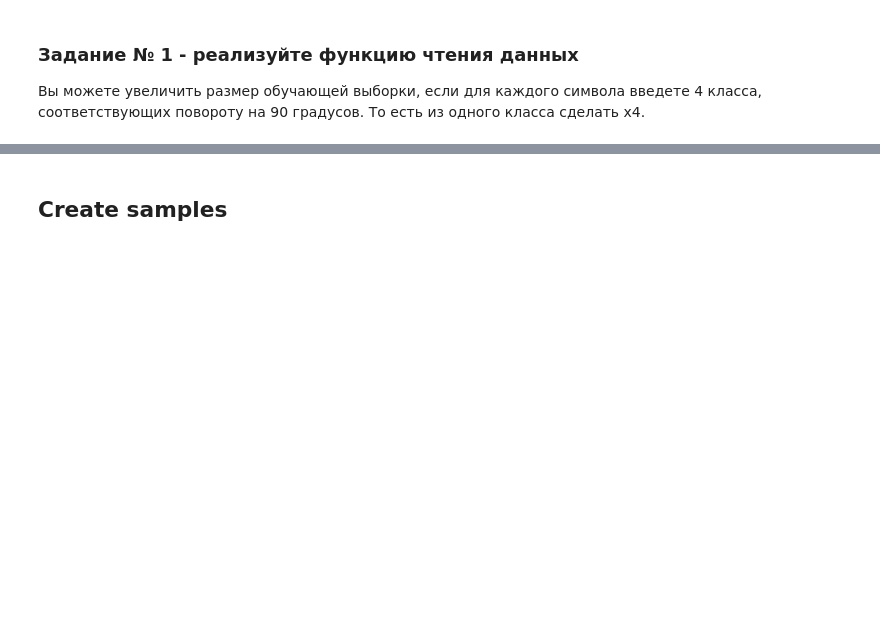
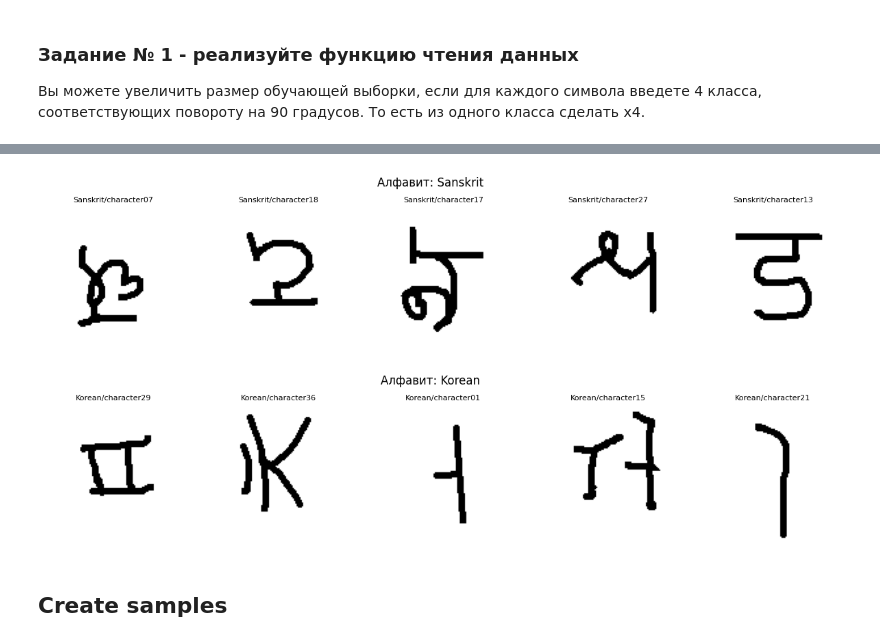
Before and after one commit to federber/ML_FALT_2025, a Jupyter notebook: hw4/notebooks/prototypical_omniglot_fbmm.ipynb, the cells around one changed output, grey strips where cells are left out. Cells and saved outputs as stored; diff of their text form; code cells hidden in the pictures; blank space fills up the shorter version.

```diff
--- a/hw4/notebooks/prototypical_omniglot_fbmm.ipynb
+++ b/hw4/notebooks/prototypical_omniglot_fbmm.ipynb
@@ -143,3 +265,22 @@ trainx.shape, trainy.shape, testx.shape, testy.shape
+# %%
+def plot_alphabet_samples(alphabet, n=5):
+    alphabet_idx = np.where(train_df['alphabet'] == alphabet)[0]
+    samples = np.random.choice(alphabet_idx, n, replace=False)
+
+    plt.figure(figsize=(15,3))
+    for i, idx in enumerate(samples):
+        plt.subplot(1,n,i+1)
+        plt.imshow(trainx[idx])
+        plt.title(f"{trainy[idx].split('_')[-1]}", fontsize=8)
+        plt.axis('off')
+    plt.suptitle(f"Алфавит: {alphabet}")
+    plt.show()
+# %%
+plot_alphabet_samples('Sanskrit')
+plot_alphabet_samples('Korean')
+# %% [output]
+[figure, added]
+[figure, added]
 # %% [markdown]
 ## Create samples
 # %%
```
Also changed, not shown: parts of 72 cells of this notebook, 43 other files.
